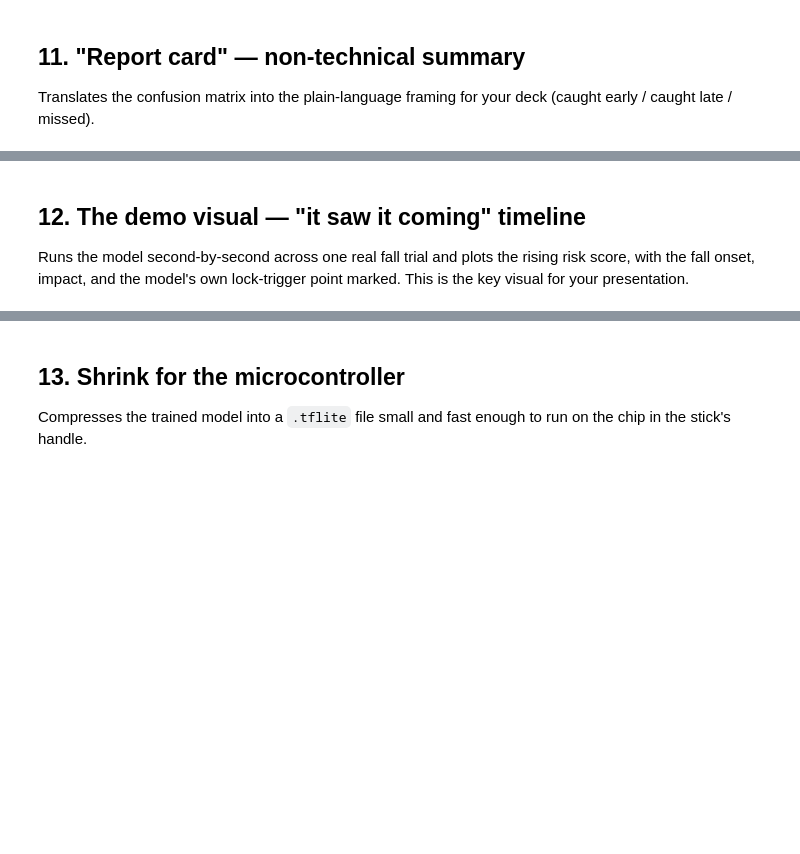
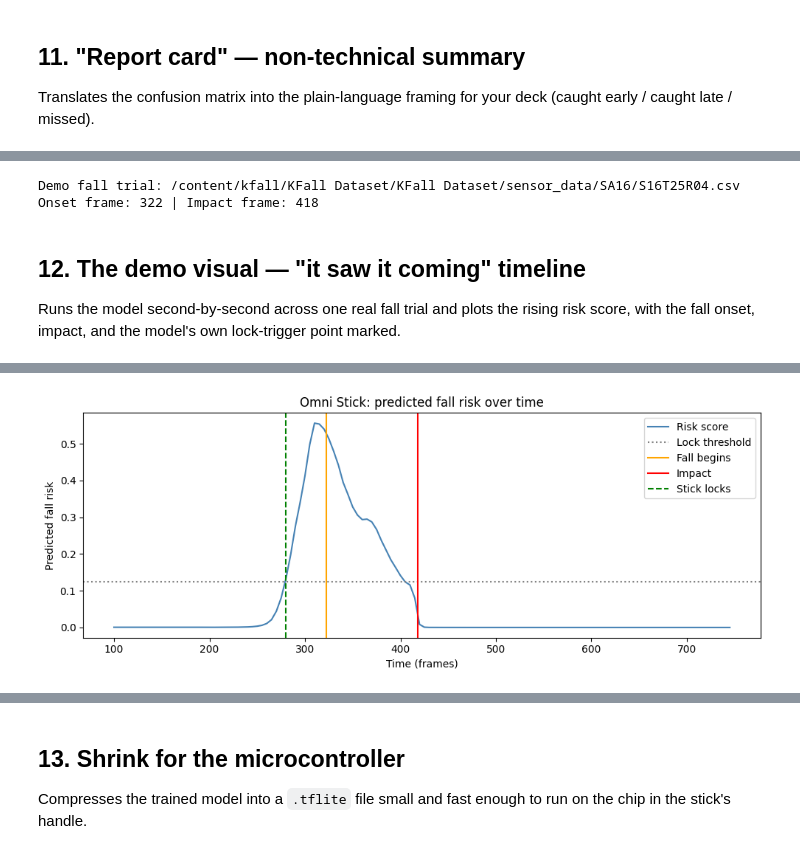
Before and after one commit to cerentarim2001/omni-stick-ai, a Jupyter notebook: notebooks/fall_detection.ipynb, the cells around one changed output, grey strips where cells are left out. Saved outputs shown, nothing was run; the diff lists cells and outputs as text; code cells hidden in the pictures; blank space fills up the shorter version.

```diff
--- a/notebooks/fall_detection.ipynb
+++ b/notebooks/fall_detection.ipynb
@@ -356,0 +499,10 @@ print(classification_report(y_test, y_pred, target_names=['normal', 'fall coming
+# %%
+y_proba = model.predict(X_test).flatten()
+
+for threshold in np.arange(0.05, 0.35, 0.025):
+    y_pred_t = (y_proba > threshold).astype(int)
+    tn, fp, fn, tp = confusion_matrix(y_test, y_pred_t).ravel()
+    recall = tp / (tp + fn)
+    precision = tp / (tp + fp) if (tp + fp) > 0 else 0
+    false_alarm_rate = fp / (tn + fp)
+    print(f"Threshold {threshold:.3f}: recall={recall:.2f}, precision={precision:.2f}, false_alarm_rate={false_alarm_rate:.2f}")
@@ -360,6 +528,19 @@ print(classification_report(y_test, y_pred, target_names=['normal', 'fall coming
 Translates the confusion matrix into the plain-language framing for your deck (caught early / caught late / missed).
 # %%
 from sklearn.metrics import confusion_matrix
+FALL_LOCK_THRESHOLD = 0.125
+
+y_pred = (model.predict(X_test) > FALL_LOCK_THRESHOLD).astype(int)
+
+cm = confusion_matrix(y_test, y_pred)
+tn, fp, fn, tp = cm.ravel()
+
+total_falls = tp + fn
+print(f"Threshold: {FALL_LOCK_THRESHOLD}")
+print(f"\nOut of {total_falls} 'fall coming' windows in the test set:")
+print(f"  🟢 Caught: {tp} ({100*tp/total_falls:.0f}%)")
+print(f"  🔴 Missed: {fn} ({100*fn/total_falls:.0f}%)")
+print(f"\nFalse alarms on normal movement: {fp} out of {tn+fp} ({100*fp/(tn+fp):.0f}%)")
 
 cm = confusion_matrix(y_test, y_pred)
 tn, fp, fn, tp = cm.ravel()
@@ -372,7 +571,29 @@ print(f"\nFalse alarms on normal movement: {fp} out of {tn+fp}")
+# %%
+def find_good_demo_trial(sample_files, model, threshold=FALL_LOCK_THRESHOLD, lead_time=LEAD_TIME):
+    for csv_path in sample_files:
+        onset, impact = get_fall_frames(csv_path)
+        if onset is None:
+            continue
+        signal, _, _ = load_trial(csv_path)
+        windows, end_indices = make_windows(signal, WINDOW_SIZE, step=5)
+        risk_scores = model.predict(windows, verbose=0).flatten()
+
+        # only count it as "caught" if the risk was high WITHIN the true pre-fall window
+        in_lead_window = (end_indices >= onset - lead_time) & (end_indices < onset)
+        if in_lead_window.any() and (risk_scores[in_lead_window] > threshold).any():
+            return csv_path, onset, impact
+    return None, None, None
+
+demo_fall_path, demo_onset, demo_impact = find_good_demo_trial(sample_files, model)
+print("Demo fall trial:", demo_fall_path)
+print("Onset frame:", demo_onset, "| Impact frame:", demo_impact)
+# %% [output]
+Demo fall trial: /content/kfall/KFall Dataset/KFall Dataset/sensor_data/SA16/S16T25R04.csv
+Onset frame: 322 | Impact frame: 418
 # %% [markdown]
 ## 12. The demo visual — "it saw it coming" timeline
 
-Runs the model second-by-second across one real fall trial and plots the rising risk score, with the fall onset, impact, and the model's own lock-trigger point marked. This is the key visual for your presentation.
+Runs the model second-by-second across one real fall trial and plots the rising risk score, with the fall onset, impact, and the model's own lock-trigger point marked.
 # %%
 def plot_risk_timeline(signal, fall_onset_idx, impact_idx, model, window_size=WINDOW_SIZE, step=5, threshold=0.5):
     windows, end_indices = make_windows(signal, window_size, step)
@@ -402,4 +623,5 @@ def plot_risk_timeline(signal, fall_onset_idx, impact_idx, model, window_size=WI
 
 # Uses demo_fall_path / demo_onset / demo_impact found back in Step 6
 demo_signal, _, _ = load_trial(demo_fall_path)
-plot_risk_timeline(demo_signal, fall_onset_idx=demo_onset, impact_idx=demo_impact, model=model)
+plot_risk_timeline(demo_signal, fall_onset_idx=demo_onset, impact_idx=demo_impact, model=model, threshold=FALL_LOCK_THRESHOLD)
+# %% [output]
@@ -405,0 +629 @@ plot_risk_timeline(demo_signal, fall_onset_idx=demo_onset, impact_idx=demo_impac
+[figure, added]
```
Also changed, not shown: parts of 18 cells of this notebook.
